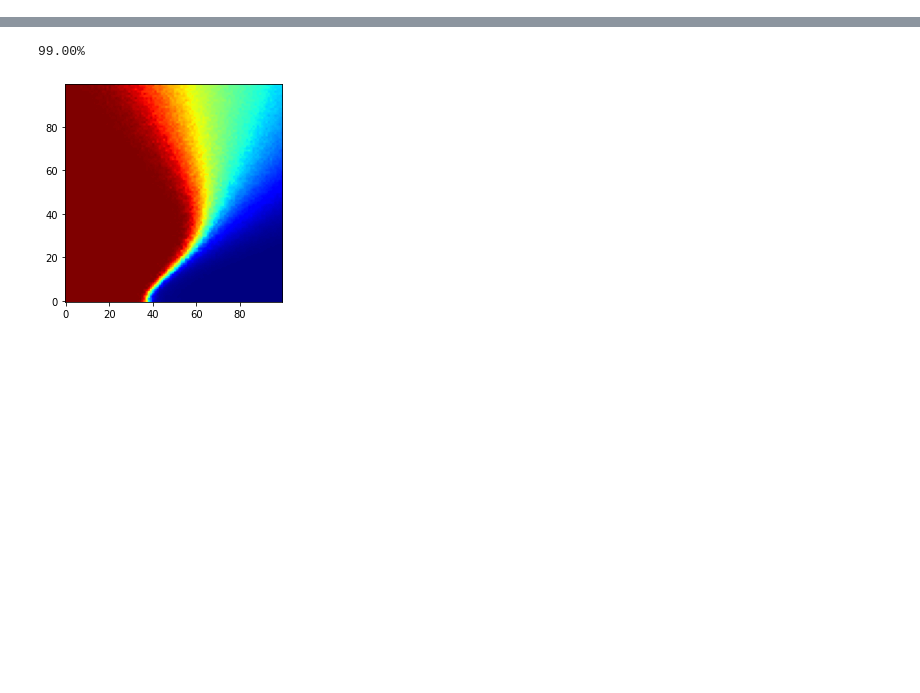
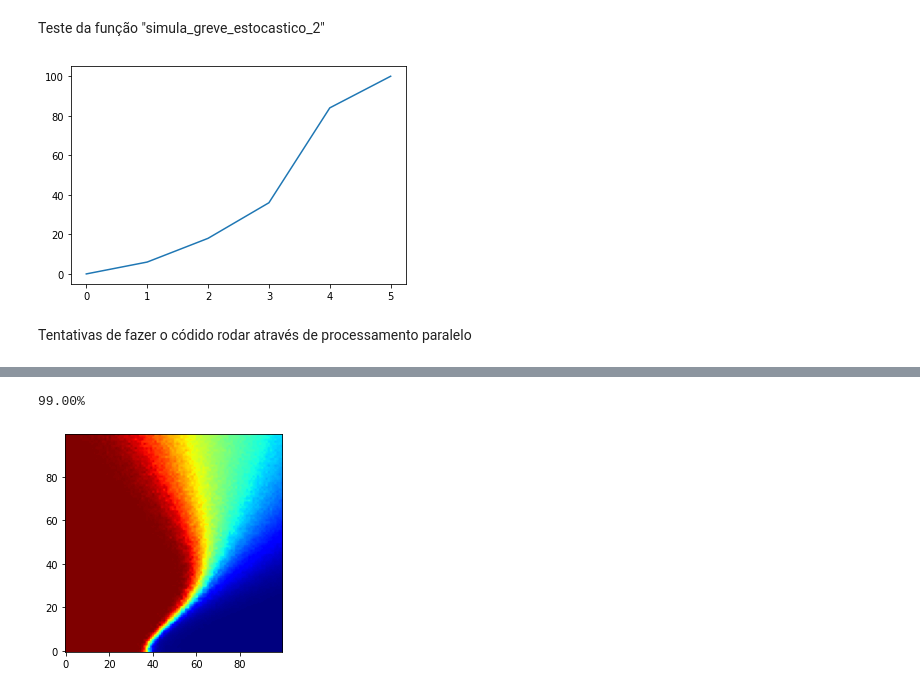
Before and after one commit to AlantheBenign/Critical-mass-model-for-social-dynamic, a Jupyter notebook: Modelo de limiares estocásticos.ipynb, the cells around one changed output, grey strips where cells are left out. Saved outputs shown, nothing was run; the diff lists cells and outputs as text; code cells hidden in the pictures; blank space fills up the shorter version.

```diff
--- a/Modelo de limiares estocásticos.ipynb
+++ b/Modelo de limiares estocásticos.ipynb
@@ -66,3 +32,24 @@ KeyboardInterrupt:
+# %% [markdown]
+Teste da função "simula_greve_estocastico_2"
+# %%
+N = 100
+media = 25
+desvio_padrao = 12
+
+agentes = lim.cria_agentes(N,media,desvio_padrao)
+
+passos_temporais = 100
+
+(progressao, tamanho_final) = lim.simula_greve_estocastico_2(agentes, passos_temporais)
+
+plt.figure()
+plt.plot(progressao)
+plt.ylim(-5,105)
+plt.show()
+# %% [output]
+[figure, added]
+# %% [markdown]
+Tentativas de fazer o códido rodar através de processamento paralelo
 # %%
 """
 def teste(tupla):
```
Also changed, not shown: parts of 19 cells of this notebook, 6 other files.
